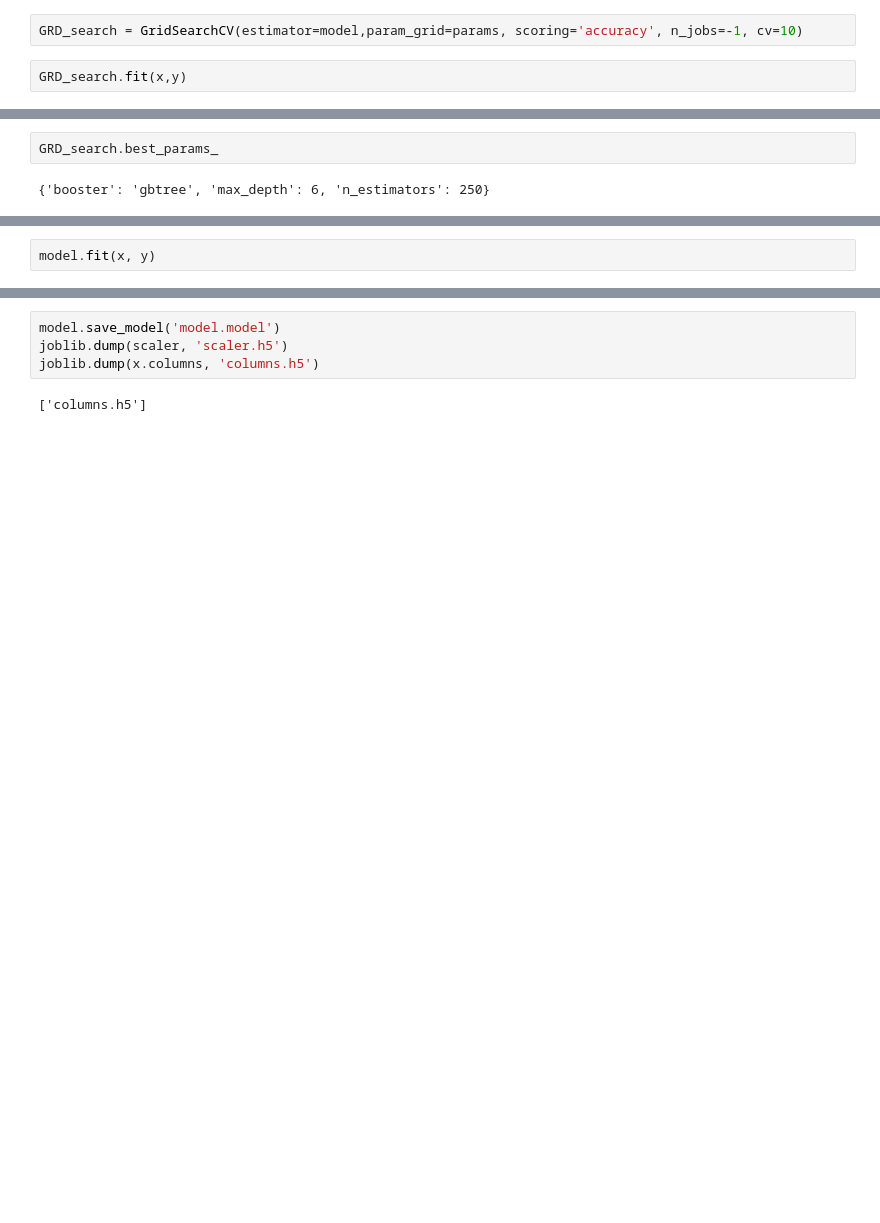
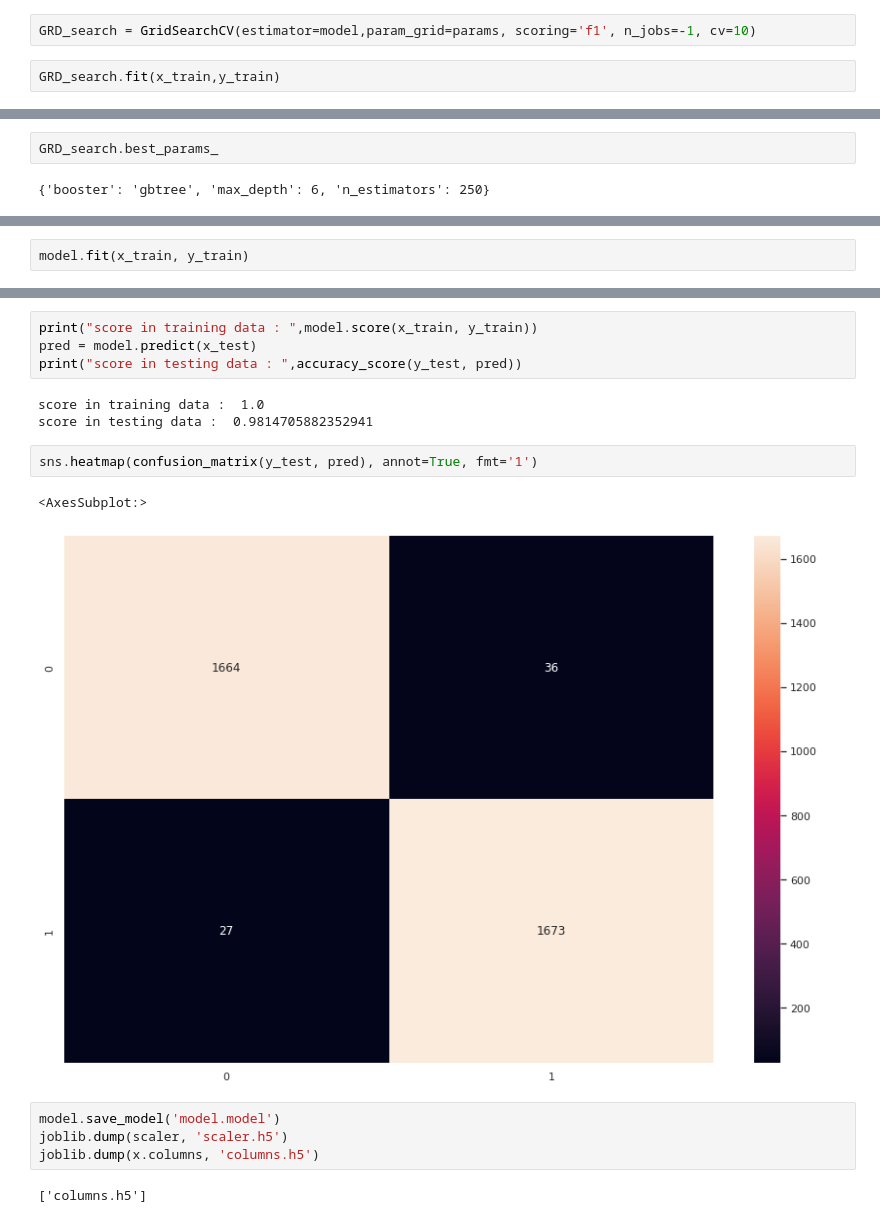
Before and after one commit to Ibrahim182/Bank-Churners, a Jupyter notebook: model/preprocessing_and_model.ipynb, the cells around one changed output, grey strips where cells are left out. Cells and saved outputs as stored; diff of their text form; blank space fills up the shorter version.

```diff
--- a/model/preprocessing_and_model.ipynb
+++ b/model/preprocessing_and_model.ipynb
@@ -145,7 +155,7 @@ params = [
     {'booster':['gbtree', 'dart'], 'n_estimators':[100, 150, 200, 250], 'max_depth':[5, 6, 7]}
 ]
 # %%
-GRD_search = GridSearchCV(estimator=model,param_grid=params, scoring='accuracy', n_jobs=-1, cv=10)
+GRD_search = GridSearchCV(estimator=model,param_grid=params, scoring='f1', n_jobs=-1, cv=10)
 # %%
-GRD_search.fit(x,y)
+GRD_search.fit(x_train,y_train)
 # %% [output]
@@ -169,3 +201,3 @@ XGBClassifier(max_depth=6, n_estimators=250, use_label_encoder=False)
 # %%
-model.fit(x, y)
+model.fit(x_train, y_train)
 # %% [output]
@@ -173,3 +214,15 @@ XGBClassifier(max_depth=6, n_estimators=250, use_label_encoder=False)
+# %%
+print("score in training data : ",model.score(x_train, y_train))
+pred = model.predict(x_test)
+print("score in testing data : ",accuracy_score(y_test, pred))
+# %% [output]
+score in training data :  1.0
+score in testing data :  0.9814705882352941
+# %%
+sns.heatmap(confusion_matrix(y_test, pred), annot=True, fmt='1')
+# %% [output]
+<AxesSubplot:>
+[figure, added]
 # %%
 model.save_model('model.model')
 joblib.dump(scaler, 'scaler.h5')
```
Also changed, not shown: parts of 11 cells of this notebook.
